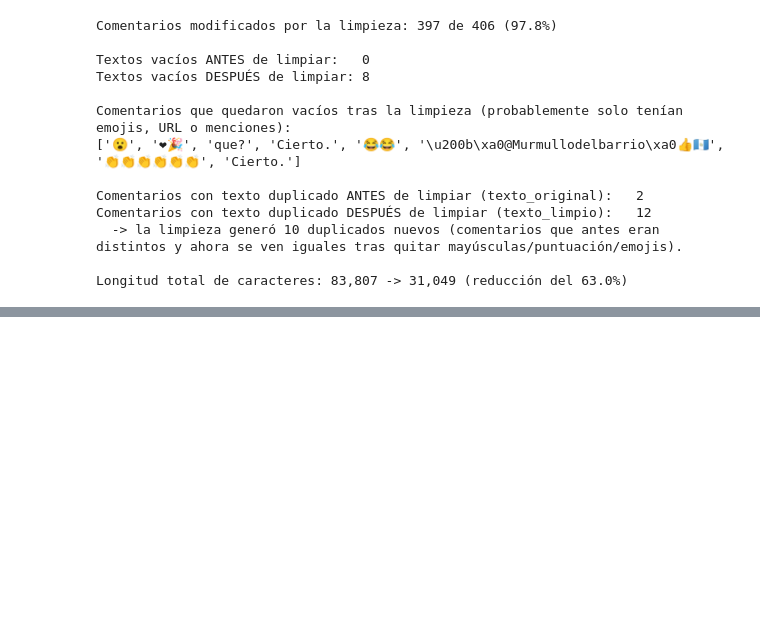
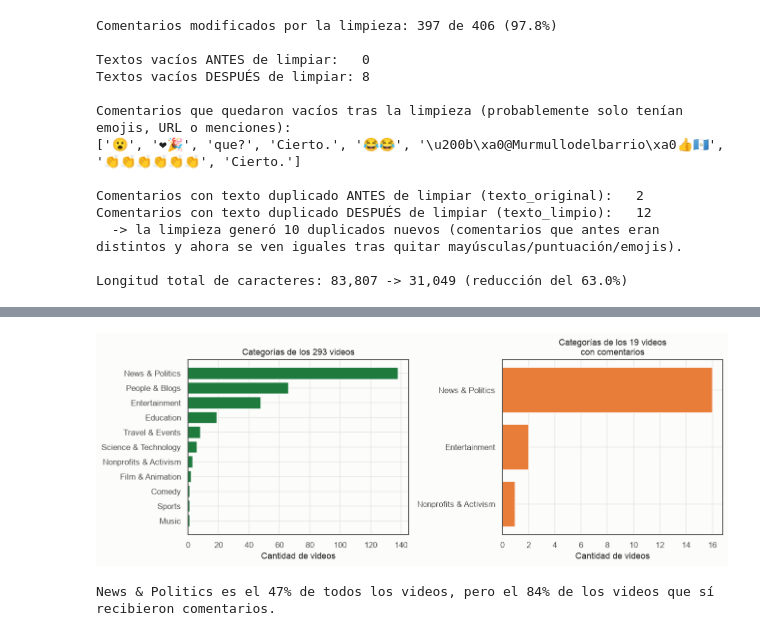
Before and after one commit to Qu3zada22/lab6-ds, a Jupyter notebook: Laboratorio6_Redes_Sociales_YouTube.ipynb, the cells around one changed output, grey strips where cells are left out. Saved outputs shown, nothing was run; the diff lists cells and outputs as text; code cells hidden in the pictures; blank space fills up the shorter version.

```diff
--- a/Laboratorio6_Redes_Sociales_YouTube.ipynb
+++ b/Laboratorio6_Redes_Sociales_YouTube.ipynb
@@ -779,0 +913,24 @@ Longitud total de caracteres: 83,807 -> 31,049 (reducción del 63.0%)
+# %%
+# Categorías de YouTube: todas las 293 vs. solo las de los 19 videos comentados
+fig, axes = plt.subplots(1, 2, figsize=(12, 4.5))
+
+cat_todas = videos_clean['category'].value_counts()
+axes[0].barh(cat_todas.index[::-1], cat_todas.values[::-1], color=COLOR_VERDE_OSCURO)
+axes[0].set_title('Categorías de los 293 videos')
+axes[0].set_xlabel('Cantidad de videos')
+
+cat_comentados = comentarios_por_video['category'].value_counts()
+axes[1].barh(cat_comentados.index[::-1], cat_comentados.values[::-1], color=COLOR_NARANJA_OSCURO)
+axes[1].set_title('Categorías de los 19 videos\ncon comentarios')
+axes[1].set_xlabel('Cantidad de videos')
+
+plt.tight_layout()
+plt.show()
+
+print('News & Politics es el', f"{cat_todas['News & Politics']/len(videos_clean):.0%}",
+      'de todos los videos, pero el',
+      f"{cat_comentados.get('News & Politics', 0)/len(comentarios_por_video):.0%}",
+      'de los videos que sí recibieron comentarios.')
+# %% [output]
+[figure, added]
+News & Politics es el 47% de todos los videos, pero el 84% de los videos que sí recibieron comentarios.
```
Also changed, not shown: parts of 32 cells of this notebook.
